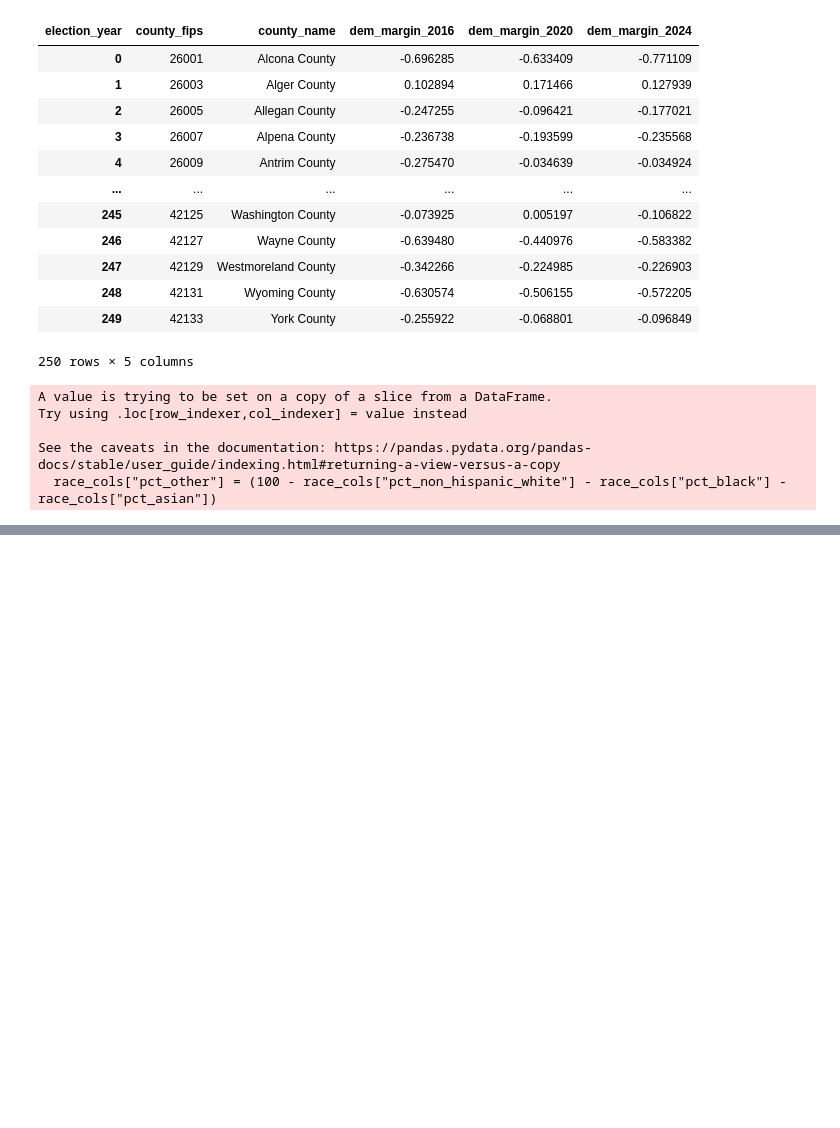
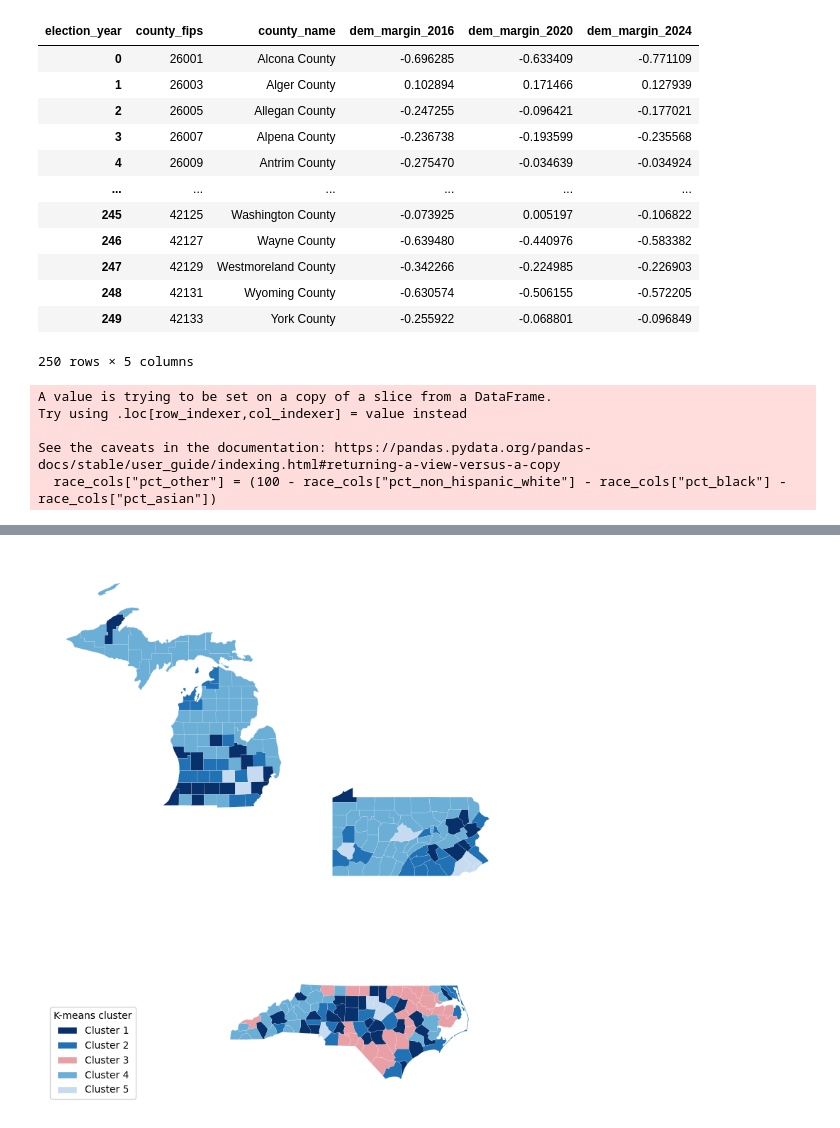
Before and after one commit to AntoniCzolgowski/Data-Mining-Project-Group-1, a Jupyter notebook: notebooks/exploration_sam.ipynb, the cells around one changed output, grey strips where cells are left out. Drawn from its saved outputs; the diff is of its cells as text; code cells hidden in the pictures; blank space fills up the shorter version.

Commit message:
add kmean comp and build cluster map in notebook

```diff
--- a/notebooks/exploration_sam.ipynb
+++ b/notebooks/exploration_sam.ipynb
@@ -200,3 +203,14 @@ master_scaled = master_scaled.merge(
 
 path = "../data/processed/master_dataset_scaled.csv"
 master_scaled.to_csv(path, index=False)
+# %%
+# Merge 2024 data with map JSON file
+dfEnt = pd.read_csv("../data/processed/master_dataset_scaled.csv", dtype={"county_fips": "string"})
+
+dfEnt["county_fips"] = dfEnt["county_fips"].astype(str)
+dfEnt2024 = dfEnt.loc[dfEnt["election_year"] == 2024]
+geoDataCounties = gpd.read_file("https://raw.githubusercontent.com/holtzy/The-Python-Graph-Gallery/master/static/data/US-counties.geojson")
+geoDataCounties["id"] = geoDataCounties["id"].astype(str)
+geoDataCounties.head()
+mergedDataEnt = geoDataCounties.merge(dfEnt2024, left_on="id", right_on="county_fips", how="inner")
+mergedDataEnt.head()
@@ -202,0 +225,41 @@ master_scaled.to_csv(path, index=False)
+# %%
+# get k-means clusters and merge with geographic data
+
+clusters_df = pd.read_csv("../data/processed/kmeans_clusters.csv", dtype={"county_fips": str})
+mergedDataClusters = mergedDataEnt.merge(clusters_df[["county_fips", "kmeans_cluster_label"]], on="county_fips", how="left")
+
+# Use coordinated blues for most clusters and a soft red highlight for cluster 3
+cluster_colors = {
+    0: "#08306B",
+    1: "#2171B5",
+    2: "#E8A0A6",
+    3: "#6BAED6",
+    4: "#C6DBEF"
+}
+missing_color = "#D9D9D9"
+mergedDataClusters["coloring"] = mergedDataClusters["kmeans_cluster_label"].map(cluster_colors).fillna(missing_color)
+
+fig, ax = plt.subplots(figsize=(10, 10))
+
+# Draw counties without a cluster first so clustered counties remain visually prominent
+missing_clusters = mergedDataClusters[mergedDataClusters["kmeans_cluster_label"].isna()]
+if not missing_clusters.empty:
+    missing_clusters.plot(ax=ax, color=missing_color, edgecolor="white", linewidth=0.1)
+
+# Plot counties by cluster
+for cluster, data in mergedDataClusters.dropna(subset=["kmeans_cluster_label"]).groupby("kmeans_cluster_label"):
+    color = cluster_colors.get(int(cluster), missing_color)
+    data.plot(ax=ax, color=color, edgecolor="white", linewidth=0.1)
+
+legend_handles = [
+    Patch(facecolor=color, edgecolor="white", label=f"Cluster {int(cluster) + 1}")
+    for cluster, color in sorted(cluster_colors.items())
+]
+if not missing_clusters.empty:
+    legend_handles.append(Patch(facecolor=missing_color, edgecolor="white", label="No cluster"))
+
+ax.legend(handles=legend_handles, title="K-means cluster", loc="lower left", frameon=True)
+plt.axis("off")
+plt.show()
+# %% [output]
+[figure, added]
```
Also changed, not shown: parts of 3 cells of this notebook, 3 other files.
